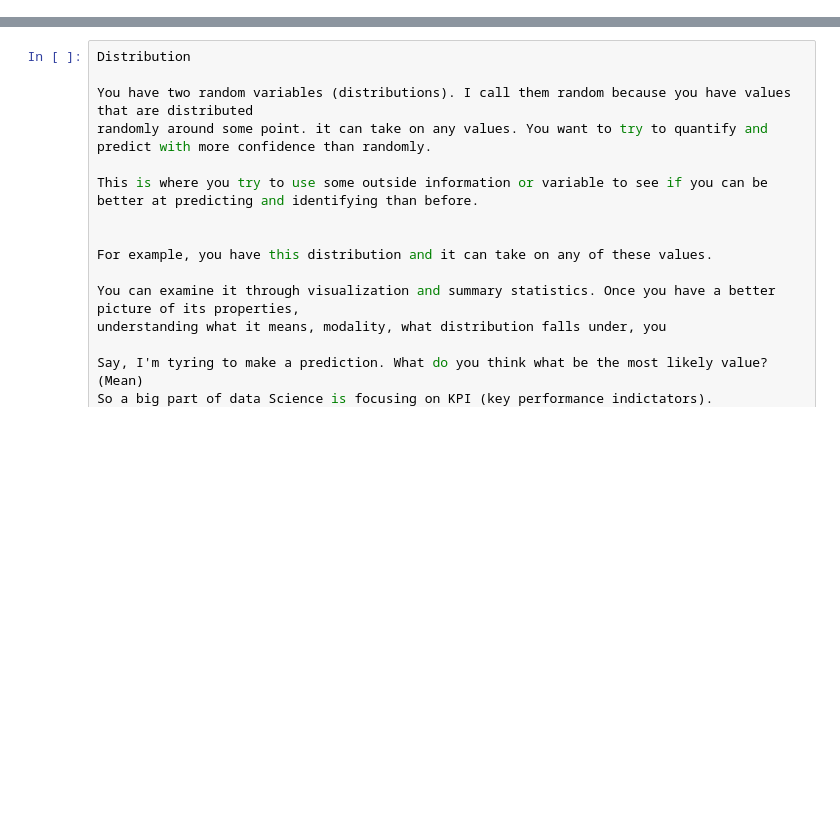
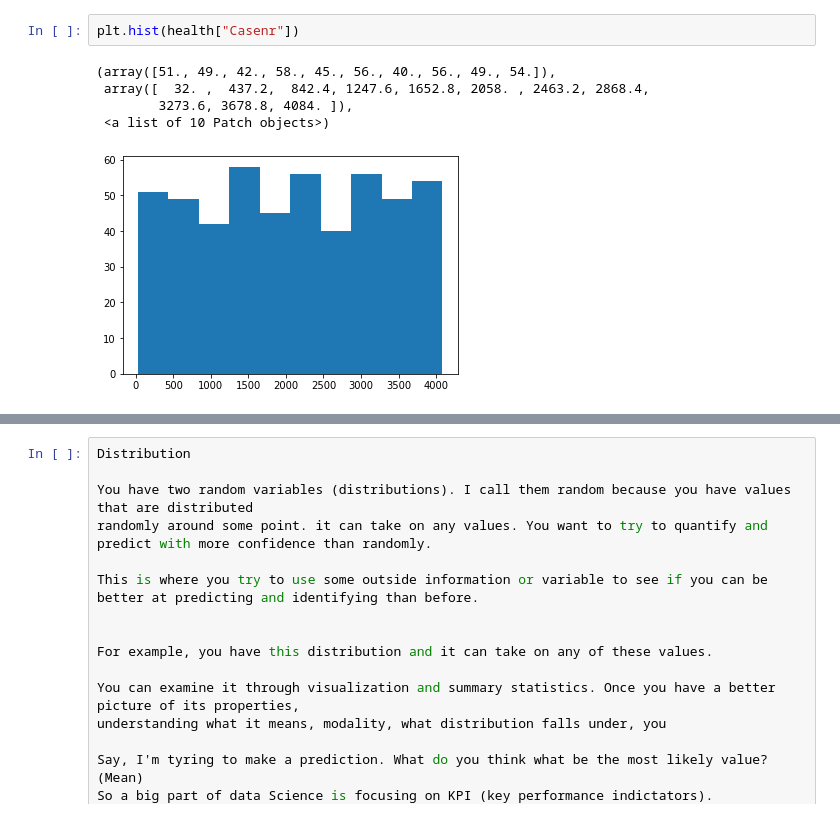
Before and after one commit to DataPoint-Armenia/DPA-Education, a Jupyter notebook: Workshop 5 - Multiple Linear Regression/Amberd Multiple Linear Regression.ipynb, the cells around one changed output, grey strips where cells are left out. Cells and saved outputs as stored; diff of their text form; blank space fills up the shorter version.

```diff
--- a/Workshop 5 - Multiple Linear Regression/Amberd Multiple Linear Regression.ipynb
+++ b/Workshop 5 - Multiple Linear Regression/Amberd Multiple Linear Regression.ipynb
@@ -93,0 +192,8 @@ Machine Learning:
+# %%
+plt.hist(health["Casenr"])
+# %% [output]
+(array([51., 49., 42., 58., 45., 56., 40., 56., 49., 54.]),
+ array([  32. ,  437.2,  842.4, 1247.6, 1652.8, 2058. , 2463.2, 2868.4,
+        3273.6, 3678.8, 4084. ]),
+ <a list of 10 Patch objects>)
+[figure, added]
```
Also changed, not shown: parts of 17 cells of this notebook, 16 other files.
